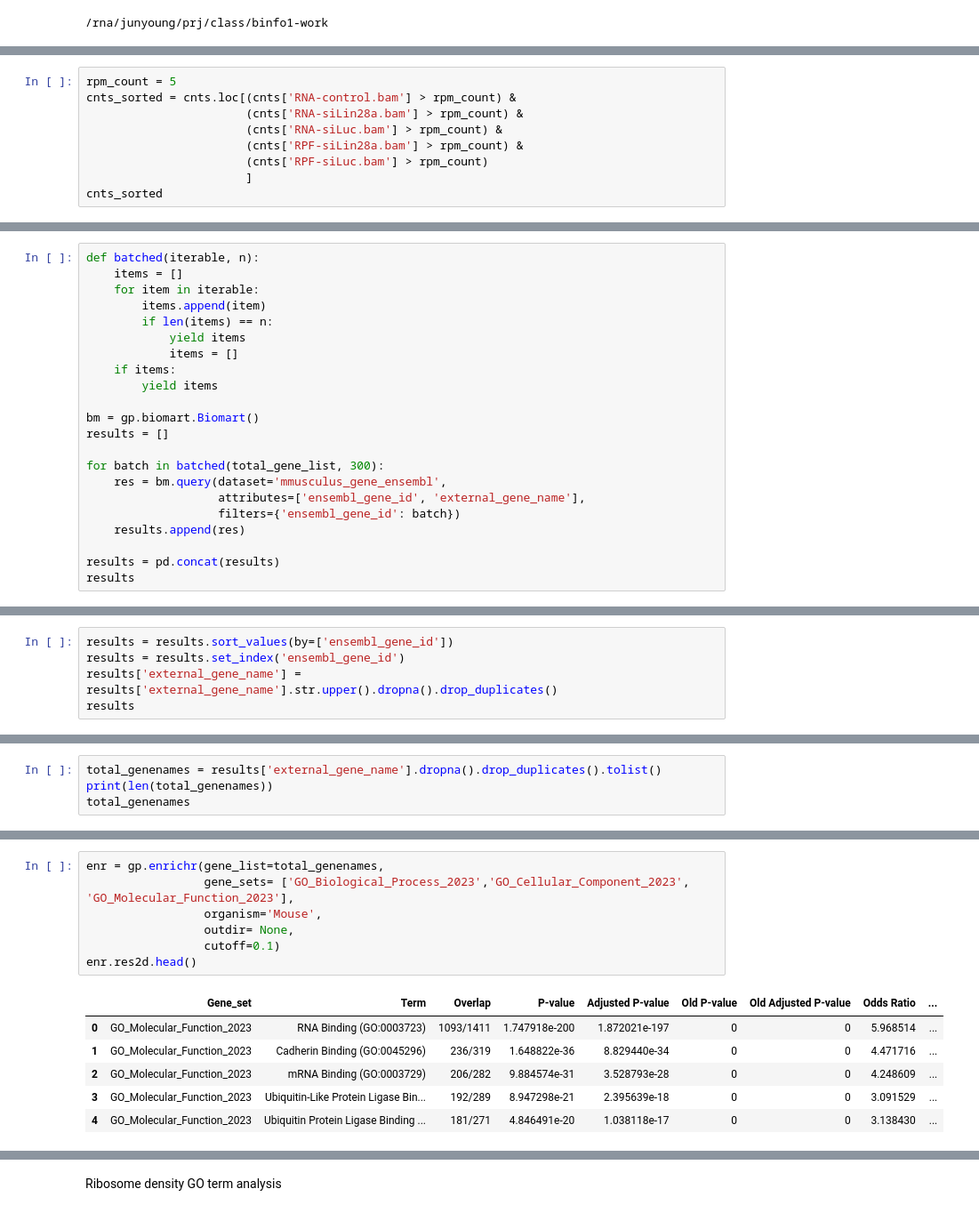
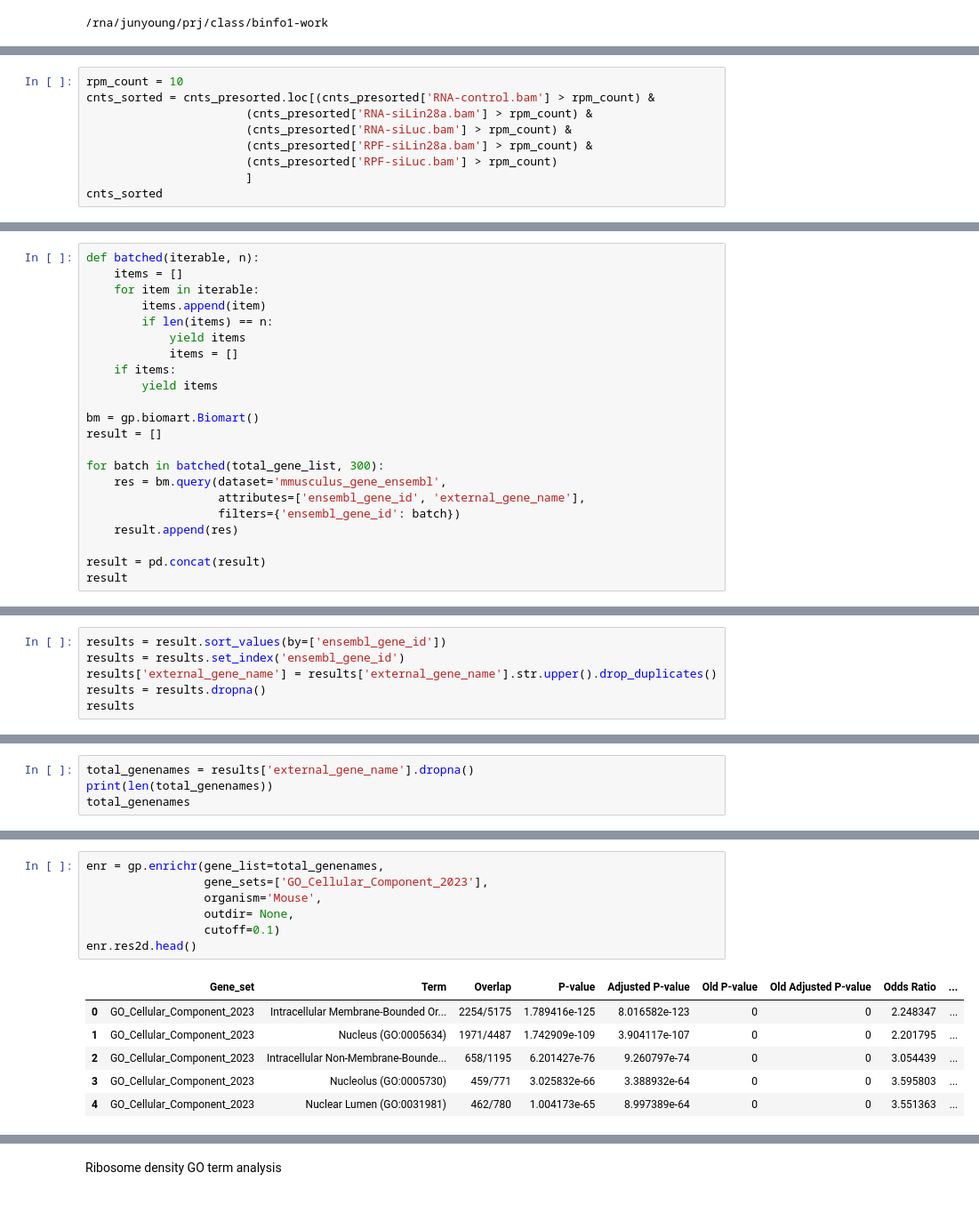
Before and after one commit to jjun7793/2024snubinfo_term, a Jupyter notebook: Junyoung_Park_2024snubinfo.ipynb, the cells around one changed output, grey strips where cells are left out. Shown at 89% size. Drawn from its saved outputs; the diff is of its cells as text.

```diff
--- a/Junyoung_Park_2024snubinfo.ipynb
+++ b/Junyoung_Park_2024snubinfo.ipynb
@@ -79,10 +108,10 @@ cnts.head()
 # %%
-rpm_count = 5
-cnts_sorted = cnts.loc[(cnts['RNA-control.bam'] > rpm_count) &
-                       (cnts['RNA-siLin28a.bam'] > rpm_count) &
-                       (cnts['RNA-siLuc.bam'] > rpm_count) &
-                       (cnts['RPF-siLin28a.bam'] > rpm_count) &
-                       (cnts['RPF-siLuc.bam'] > rpm_count)
+rpm_count = 10
+cnts_sorted = cnts_presorted.loc[(cnts_presorted['RNA-control.bam'] > rpm_count) &
+                       (cnts_presorted['RNA-siLin28a.bam'] > rpm_count) &
+                       (cnts_presorted['RNA-siLuc.bam'] > rpm_count) &
+                       (cnts_presorted['RPF-siLin28a.bam'] > rpm_count) &
+                       (cnts_presorted['RPF-siLuc.bam'] > rpm_count)
                        ]
 cnts_sorted
 # %% [output]
@@ -185,16 +214,16 @@ def batched(iterable, n):
         yield items
 
 bm = gp.biomart.Biomart()
-results = []
+result = []
 
 for batch in batched(total_gene_list, 300):
     res = bm.query(dataset='mmusculus_gene_ensembl',
                    attributes=['ensembl_gene_id', 'external_gene_name'],
                    filters={'ensembl_gene_id': batch})
-    results.append(res)
+    result.append(res)
 
-results = pd.concat(results)
-results
+result = pd.concat(result)
+result
 # %% [output]
 |  | ensembl_gene_id | external_gene_name |
 | 0 | ENSMUSG00000001138 | Cnnm3 |
@@ -212,5 +241,6 @@ results
 # %%
-results = results.sort_values(by=['ensembl_gene_id'])
+results = result.sort_values(by=['ensembl_gene_id'])
 results = results.set_index('ensembl_gene_id')
-results['external_gene_name'] = results['external_gene_name'].str.upper().dropna().drop_duplicates()
+results['external_gene_name'] = results['external_gene_name'].str.upper().drop_duplicates()
+results = results.dropna()
 results
@@ -217,5 +262,5 @@ results
 # %%
-total_genenames = results['external_gene_name'].dropna().drop_duplicates().tolist()
+total_genenames = results['external_gene_name'].dropna()
 print(len(total_genenames))
 total_genenames
 # %% [output]
@@ -278,15 +404,15 @@ total_results
 # %%
 enr = gp.enrichr(gene_list=total_genenames,
-                 gene_sets= ['GO_Biological_Process_2023','GO_Cellular_Component_2023', 'GO_Molecular_Function_2023'],
+                 gene_sets=['GO_Cellular_Component_2023'],
                  organism='Mouse',
                  outdir= None,
                  cutoff=0.1)
 enr.res2d.head()
 # %% [output]
 |  | Gene_set | Term | Overlap | P-value | Adjusted P-value | Old P-value | Old Adjusted P-value | Odds Ratio | ... |
-| 0 | GO_Molecular_Function_2023 | RNA Binding (GO:0003723) | 1093/1411 | 1.747918e-200 | 1.872021e-197 | 0 | 0 | 5.968514 | ... |
-| 1 | GO_Molecular_Function_2023 | Cadherin Binding (GO:0045296) | 236/319 | 1.648822e-36 | 8.829440e-34 | 0 | 0 | 4.471716 | ... |
-| 2 | GO_Molecular_Function_2023 | mRNA Binding (GO:0003729) | 206/282 | 9.884574e-31 | 3.528793e-28 | 0 | 0 | 4.248609 | ... |
-| 3 | GO_Molecular_Function_2023 | Ubiquitin-Like Protein Ligase Bin... | 192/289 | 8.947298e-21 | 2.395639e-18 | 0 | 0 | 3.091529 | ... |
-| 4 | GO_Molecular_Function_2023 | Ubiquitin Protein Ligase Binding ... | 181/271 | 4.846491e-20 | 1.038118e-17 | 0 | 0 | 3.138430 | ... |
+| 0 | GO_Cellular_Component_2023 | Intracellular Membrane-Bounded Or... | 2254/5175 | 1.789416e-125 | 8.016582e-123 | 0 | 0 | 2.248347 | ... |
+| 1 | GO_Cellular_Component_2023 | Nucleus (GO:0005634) | 1971/4487 | 1.742909e-109 | 3.904117e-107 | 0 | 0 | 2.201795 | ... |
+| 2 | GO_Cellular_Component_2023 | Intracellular Non-Membrane-Bounde... | 658/1195 | 6.201427e-76 | 9.260797e-74 | 0 | 0 | 3.054439 | ... |
+| 3 | GO_Cellular_Component_2023 | Nucleolus (GO:0005730) | 459/771 | 3.025832e-66 | 3.388932e-64 | 0 | 0 | 3.595803 | ... |
+| 4 | GO_Cellular_Component_2023 | Nuclear Lumen (GO:0031981) | 462/780 | 1.004173e-65 | 8.997389e-64 | 0 | 0 | 3.551363 | ... |
 # %%
```
Also changed, not shown: parts of 82 cells of this notebook.
